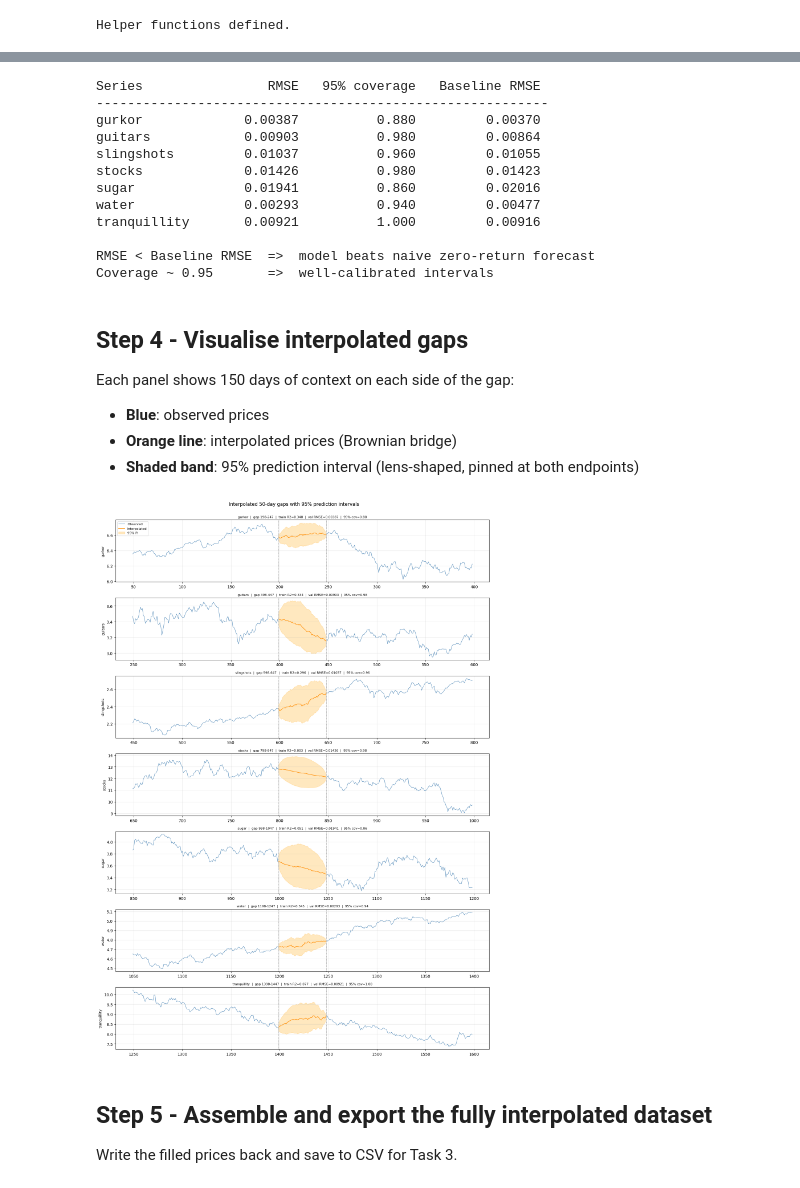
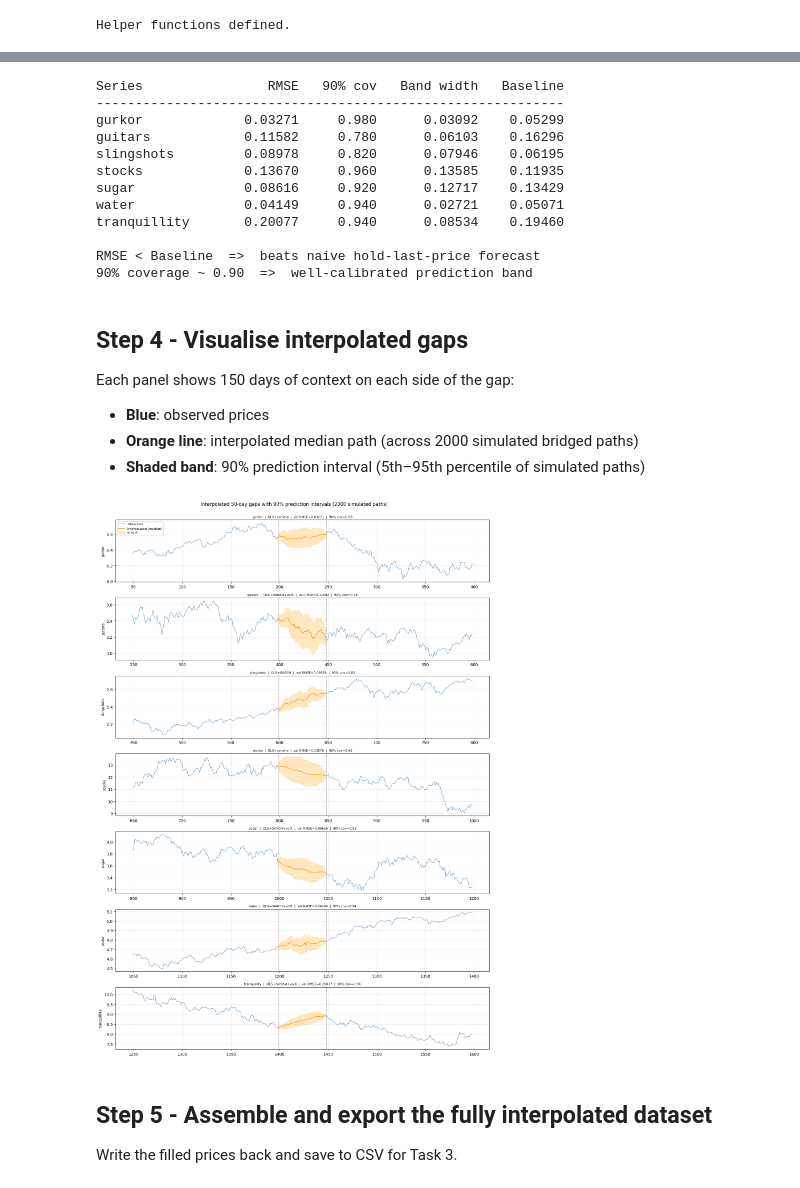
Before and after one commit to SirAlex77/financial-timeseries-project-group13, a Jupyter notebook: notebooks/02_interpolation.ipynb, the cells around one changed output, grey strips where cells are left out. Saved outputs shown, nothing was run; the diff lists cells and outputs as text; code cells hidden in the pictures.

```diff
--- a/notebooks/02_interpolation.ipynb
+++ b/notebooks/02_interpolation.ipynb
@@ -192,94 +345,99 @@ To assess interpolation quality *before* knowing the true values, we simulate a
 # %%
-# Build log returns with real gaps filled so validation feature windows are NaN-free
-# (e.g. gurkor's validation window 447-496 overlaps guitars' real gap 398-447)
+# Fill real gaps into a validation copy so predictor series are clean during val windows
 df_val = df_filled.copy()
 for _col, _r in results.items():
     df_val.loc[_r['gap_start']:_r['gap_end'], _col] = _r['prices']
 log_ret_val = np.log(df_val[cols]).diff()
 
-print(f"{'Series':<15} {'RMSE':>10} {'95% coverage':>14} {'Baseline RMSE':>15}")
-print('-' * 58)
+print(f"{'Series':<15} {'RMSE':>10} {'90% cov':>9} {'Band width':>12} {'Baseline':>10}")
+print('-' * 60)
 
 val_results = {}
 
 for col, (gs, ge) in gaps.items():
     gap_len = ge - gs + 1
-    v_start = ge + 200
+    v_start = ge + 600
     v_end   = v_start + gap_len - 1
     if v_end > OBS_END:
-        v_start = gs - gap_len - 200
+        v_start = gs - gap_len - 600
         v_end   = v_start + gap_len - 1
 
-    y_pred_v, pred_std_v, _, _ = ols_interpolate(col, v_start, v_end, log_ret_val, cols)
-    y_true = log_ret_val.loc[v_start:v_end, col].values
+    y_pred_v, pre_resid_v, post_resid_v, _, _ = ols_local(col, v_start, v_end, log_ret_val, cols)
+    sigma2_v, _ = garch_variances(pre_resid_v, post_resid_v, gap_len)
+    prices_v, lo_v, hi_v = simulate_paths(col, v_start, v_end, y_pred_v, sigma2_v, df_val)
 
-    rmse = np.sqrt(mean_squared_error(y_true, y_pred_v))
-    cov  = np.mean(np.abs(y_true - y_pred_v) <= 1.96 * pred_std_v)
-    base = np.sqrt(np.mean(y_true**2))
+    true_prices = df_val.loc[v_start:v_end, col].values
+    p0_v        = df_val.loc[v_start - 1, col]
 
-    val_results[col] = dict(rmse=rmse, coverage=cov, base_rmse=base)
-    print(f'{col:<15} {rmse:>10.5f} {cov:>14.3f} {base:>15.5f}')
+    rmse       = np.sqrt(np.mean((prices_v - true_prices) ** 2))
+    coverage   = float(np.mean((true_prices >= lo_v) & (true_prices <= hi_v)))
+    band_width = float(np.mean(np.log(hi_v / lo_v)))
+    base_rmse  = np.sqrt(np.mean((true_prices - p0_v) ** 2))
+
+    val_results[col] = dict(rmse=rmse, coverage=coverage, band_width=band_width)
+    print(f'{col:<15} {rmse:>10.5f} {coverage:>9.3f} {band_width:>12.5f} {base_rmse:>10.5f}')
 
 print()
-print('RMSE < Baseline RMSE  =>  model beats naive zero-return forecast')
-print('Coverage ~ 0.95       =>  well-calibrated intervals')
+print('RMSE < Baseline  =>  beats naive hold-last-price forecast')
+print('90% coverage ~ 0.90  =>  well-calibrated prediction band')
 # %% [output]
-Series                RMSE   95% coverage   Baseline RMSE
-----------------------------------------------------------
-gurkor             0.00387          0.880         0.00370
-guitars            0.00903          0.980         0.00864
-slingshots         0.01037          0.960         0.01055
-stocks             0.01426          0.980         0.01423
-sugar              0.01941          0.860         0.02016
-water              0.00293          0.940         0.00477
-tranquillity       0.00921          1.000         0.00916
+Series                RMSE   90% cov   Band width   Baseline
+------------------------------------------------------------
+gurkor             0.03271     0.980      0.03092    0.05299
+guitars            0.11582     0.780      0.06103    0.16296
+slingshots         0.08978     0.820      0.07946    0.06195
+stocks             0.13670     0.960      0.13585    0.11935
+sugar              0.08616     0.920      0.12717    0.13429
+water              0.04149     0.940      0.02721    0.05071
+tranquillity       0.20077     0.940      0.08534    0.19460
 
-RMSE < Baseline RMSE  =>  model beats naive zero-return forecast
-Coverage ~ 0.95       =>  well-calibrated intervals
+RMSE < Baseline  =>  beats naive hold-last-price forecast
+90% coverage ~ 0.90  =>  well-calibrated prediction band
 # %% [markdown]
 ## Step 4 - Visualise interpolated gaps
 
 Each panel shows 150 days of context on each side of the gap:
 - **Blue**: observed prices
-- **Orange line**: interpolated prices (Brownian bridge)
-- **Shaded band**: 95% prediction interval (lens-shaped, pinned at both endpoints)
+- **Orange line**: interpolated median path (across 2000 simulated bridged paths)
+- **Shaded band**: 90% prediction interval (5th–95th percentile of simulated paths)
 # %%
 fig, axes = plt.subplots(7, 1, figsize=(14, 20))
 context = 150
 
 for ax, col in zip(axes, cols):
     r  = results[col]
     gs, ge = r['gap_start'], r['gap_end']
     ctx_s, ctx_e = max(0, gs - context), min(OBS_END, ge + context)
 
     ax.plot(df_filled.loc[ctx_s:gs-1, 'day'],
             df_filled.loc[ctx_s:gs-1, col],
             color='steelblue', lw=0.8, label='Observed')
     ax.plot(df_filled.loc[ge+1:ctx_e, 'day'],
             df_filled.loc[ge+1:ctx_e, col],
             color='steelblue', lw=0.8)
 
     gap_days = df_filled.loc[gs:ge, 'day'].values
     ax.plot(gap_days, r['prices'],
-            color='darkorange', lw=1.2, label='Interpolated')
+            color='darkorange', lw=1.2, label='Interpolated (median)')
     ax.fill_between(gap_days, r['lo'], r['hi'],
-                    color='orange', alpha=0.25, label='95% PI')
+                    color='orange', alpha=0.25, label='90% PI')
     ax.axvline(df_filled.loc[gs, 'day'], color='gray', ls='--', lw=0.7)
     ax.axvline(df_filled.loc[ge, 'day'], color='gray', ls='--', lw=0.7)
 
     vr = val_results[col]
     ax.set_ylabel(col, fontsize=9)
     ax.grid(True, alpha=0.3)
     ax.set_title(
-        f"{col}  |  gap {gs}-{ge}  |  train R2={r['r2']:.3f}  |  val RMSE={vr['rmse']:.5f}  |  95% cov={vr['coverage']:.2f}", fontsize=8)
+        f"{col}  |  {r['method_label']}  |  val RMSE={vr['rmse']:.5f}  |  90% cov={vr['coverage']:.2f}",
+        fontsize=8)
 
 axes[0].legend(fontsize=8, loc='upper left')
 fig.subplots_adjust(top=0.92)
-fig.suptitle('Interpolated 50-day gaps with 95% prediction intervals', fontsize=12)
+fig.suptitle('Interpolated 50-day gaps with 90% prediction intervals (2000 simulated paths)', fontsize=12)
 plt.tight_layout(rect=[0, 0, 1, 0.98])
 plt.show()
 # %% [output]
-[figure, old version]
+[figure, new version]
 # %% [markdown]
 ## Step 5 - Assemble and export the fully interpolated dataset
 
```
Also changed, not shown: parts of 9 cells of this notebook, 2 other files.
